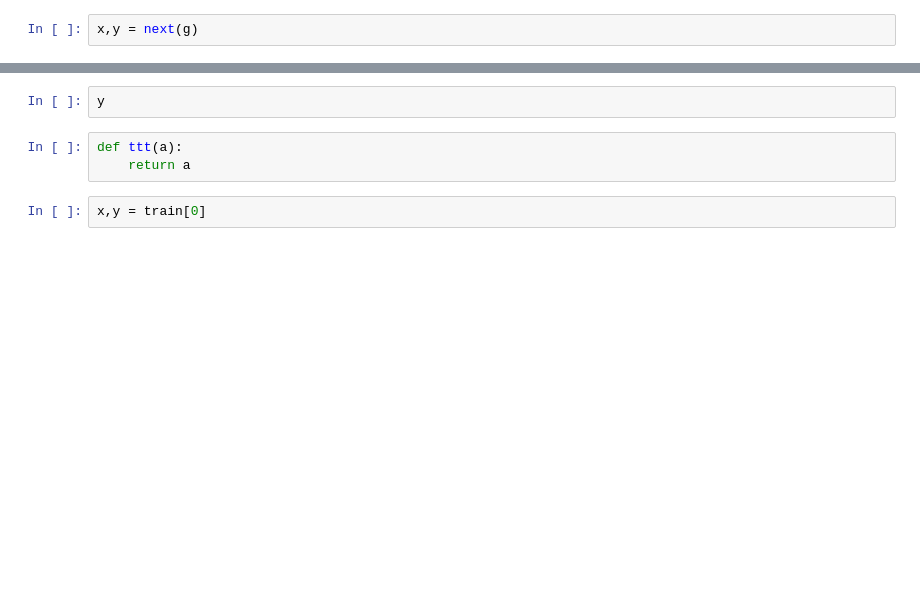
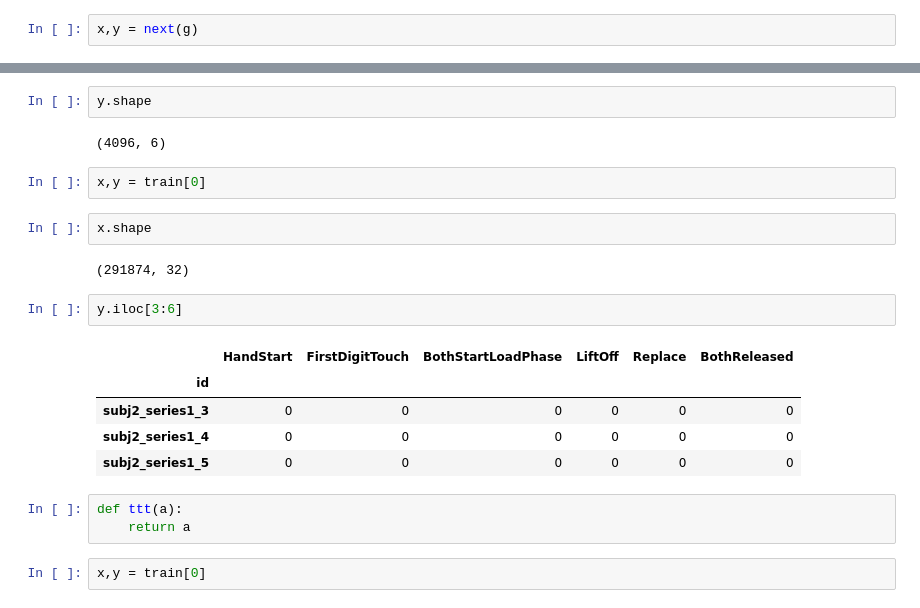
Before and after one commit to arthurcgusmao/eeg-grasp-and-lift, a Jupyter notebook: main.ipynb, the cells around one changed output, grey strips where cells are left out. Drawn from its saved outputs; the diff is of its cells as text; blank space fills up the shorter version.

```diff
--- a/main.ipynb
+++ b/main.ipynb
@@ -268,5 +279,21 @@ x.shape
 # %%
-y
+y.shape
+# %% [output]
+(4096, 6)
+# %%
+x,y = train[0]
+# %%
+x.shape
+# %% [output]
+(291874, 32)
+# %%
+y.iloc[3:6]
+# %% [output]
+|  | HandStart | FirstDigitTouch | BothStartLoadPhase | LiftOff | Replace | BothReleased |
+| id |  |  |  |  |  |  |
+| subj2_series1_3 | 0 | 0 | 0 | 0 | 0 | 0 |
+| subj2_series1_4 | 0 | 0 | 0 | 0 | 0 | 0 |
+| subj2_series1_5 | 0 | 0 | 0 | 0 | 0 | 0 |
 # %%
 def ttt(a):
     return a
```
Also changed, not shown: parts of 9 cells of this notebook.
